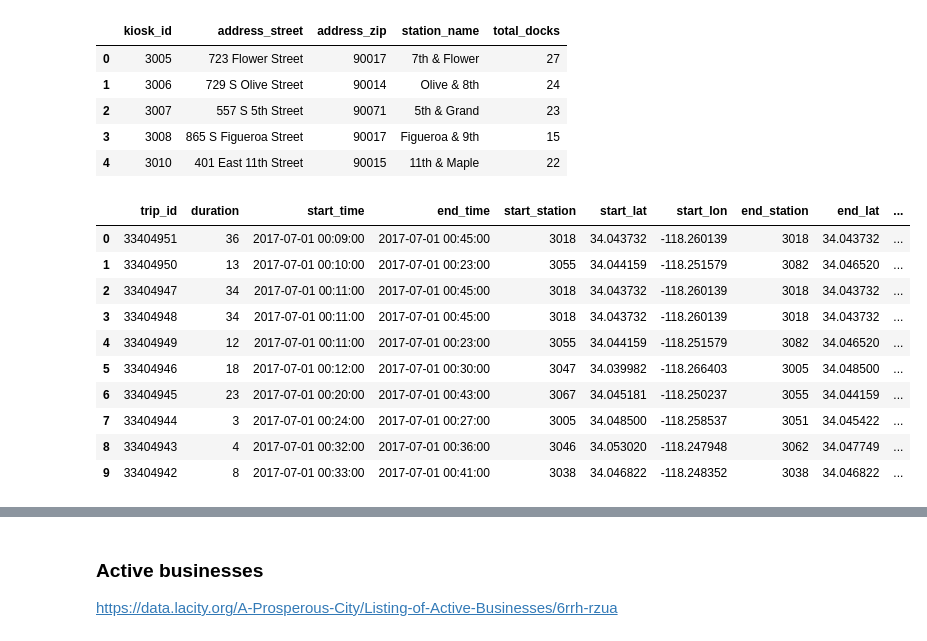
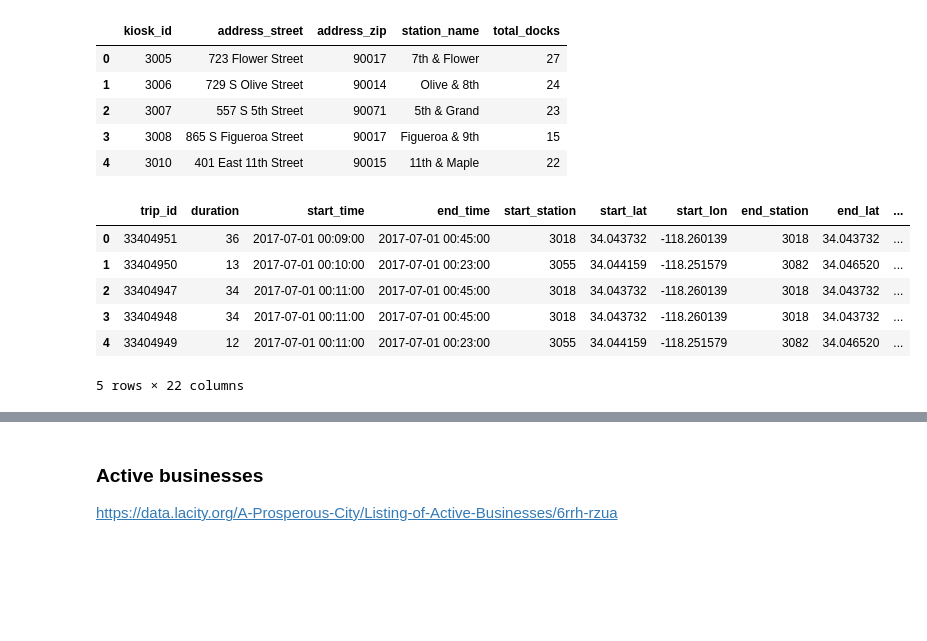
Before and after one commit to finnqiao/la_metro_bikeshare_data, a Jupyter notebook: notebooks/1.0-la-bikeshare.ipynb, the cells around one changed output, grey strips where cells are left out. Saved outputs shown, nothing was run; the diff lists cells and outputs as text; code cells hidden in the pictures; blank space fills up the shorter version.

```diff
--- a/notebooks/1.0-la-bikeshare.ipynb
+++ b/notebooks/1.0-la-bikeshare.ipynb
@@ -176,17 +179,13 @@ rides_df = pd.merge(rides_df, stations_info, how = "left", left_on = 'end_statio
                right_on = ['kiosk_id']).rename(columns = {'address_street':'end_address',
                                                           'address_zip':'end_zip','station_name':'end_name',
                                                           'total_docks':'end_docks'}).drop('kiosk_id',1)
-# %%
-df1.head(10)
-# %% [output]
-|  | trip_id | duration | start_time | end_time | start_station | start_lat | start_lon | end_station | end_lat | ... |
-| 0 | 33404951 | 36 | 2017-07-01 00:09:00 | 2017-07-01 00:45:00 | 3018 | 34.043732 | -118.260139 | 3018 | 34.043732 | ... |
-| 1 | 33404950 | 13 | 2017-07-01 00:10:00 | 2017-07-01 00:23:00 | 3055 | 34.044159 | -118.251579 | 3082 | 34.046520 | ... |
-| 2 | 33404947 | 34 | 2017-07-01 00:11:00 | 2017-07-01 00:45:00 | 3018 | 34.043732 | -118.260139 | 3018 | 34.043732 | ... |
-| 3 | 33404948 | 34 | 2017-07-01 00:11:00 | 2017-07-01 00:45:00 | 3018 | 34.043732 | -118.260139 | 3018 | 34.043732 | ... |
-| 4 | 33404949 | 12 | 2017-07-01 00:11:00 | 2017-07-01 00:23:00 | 3055 | 34.044159 | -118.251579 | 3082 | 34.046520 | ... |
-| 5 | 33404946 | 18 | 2017-07-01 00:12:00 | 2017-07-01 00:30:00 | 3047 | 34.039982 | -118.266403 | 3005 | 34.048500 | ... |
-| 6 | 33404945 | 23 | 2017-07-01 00:20:00 | 2017-07-01 00:43:00 | 3067 | 34.045181 | -118.250237 | 3055 | 34.044159 | ... |
-| 7 | 33404944 | 3 | 2017-07-01 00:24:00 | 2017-07-01 00:27:00 | 3005 | 34.048500 | -118.258537 | 3051 | 34.045422 | ... |
-| 8 | 33404943 | 4 | 2017-07-01 00:32:00 | 2017-07-01 00:36:00 | 3046 | 34.053020 | -118.247948 | 3062 | 34.047749 | ... |
-| 9 | 33404942 | 8 | 2017-07-01 00:33:00 | 2017-07-01 00:41:00 | 3038 | 34.046822 | -118.248352 | 3038 | 34.046822 | ... |
+# %%
+rides_df.head()
+# %% [output]
+|  | trip_id | duration | start_time | end_time | start_station | start_lat | start_lon | end_station | end_lat | ... |
+| 0 | 33404951 | 36 | 2017-07-01 00:09:00 | 2017-07-01 00:45:00 | 3018 | 34.043732 | -118.260139 | 3018 | 34.043732 | ... |
+| 1 | 33404950 | 13 | 2017-07-01 00:10:00 | 2017-07-01 00:23:00 | 3055 | 34.044159 | -118.251579 | 3082 | 34.046520 | ... |
+| 2 | 33404947 | 34 | 2017-07-01 00:11:00 | 2017-07-01 00:45:00 | 3018 | 34.043732 | -118.260139 | 3018 | 34.043732 | ... |
+| 3 | 33404948 | 34 | 2017-07-01 00:11:00 | 2017-07-01 00:45:00 | 3018 | 34.043732 | -118.260139 | 3018 | 34.043732 | ... |
+| 4 | 33404949 | 12 | 2017-07-01 00:11:00 | 2017-07-01 00:23:00 | 3055 | 34.044159 | -118.251579 | 3082 | 34.046520 | ... |
+5 rows × 22 columns
```
Also changed, not shown: parts of 20 cells of this notebook.
